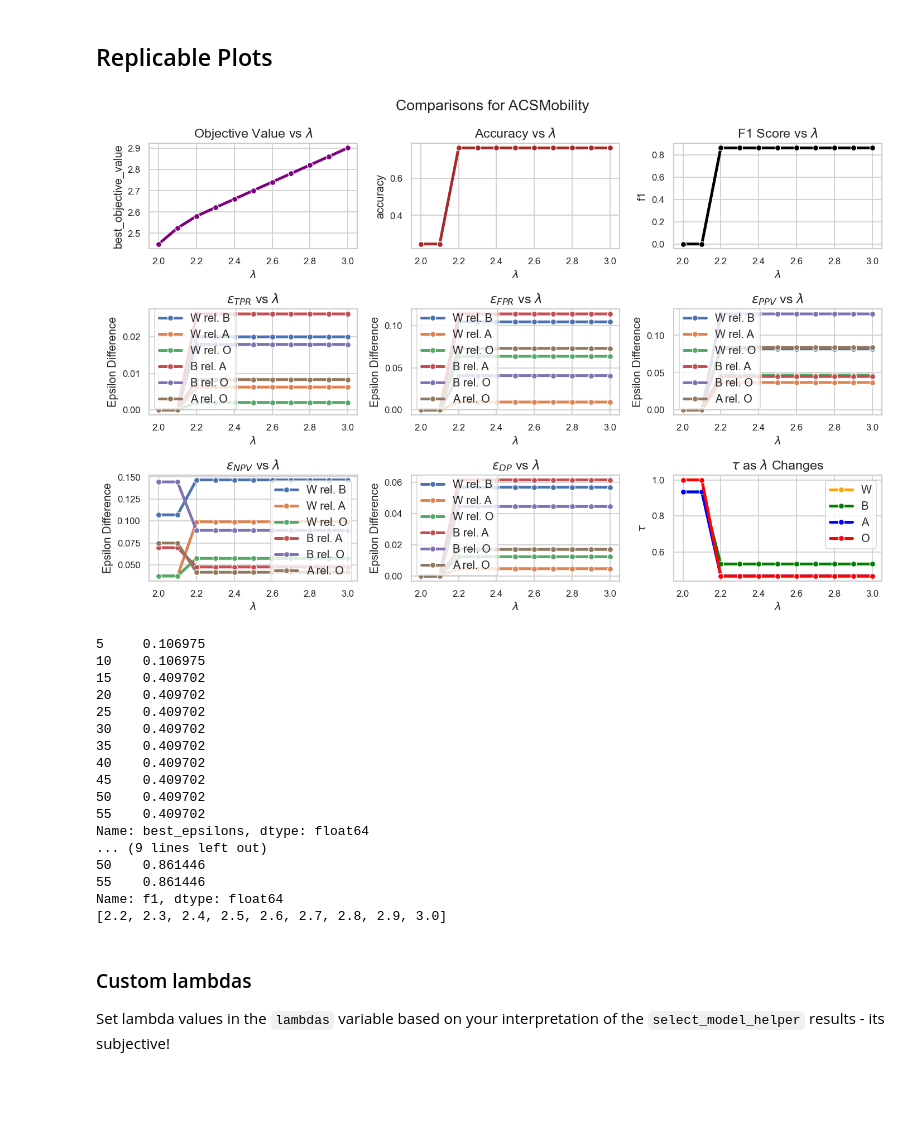
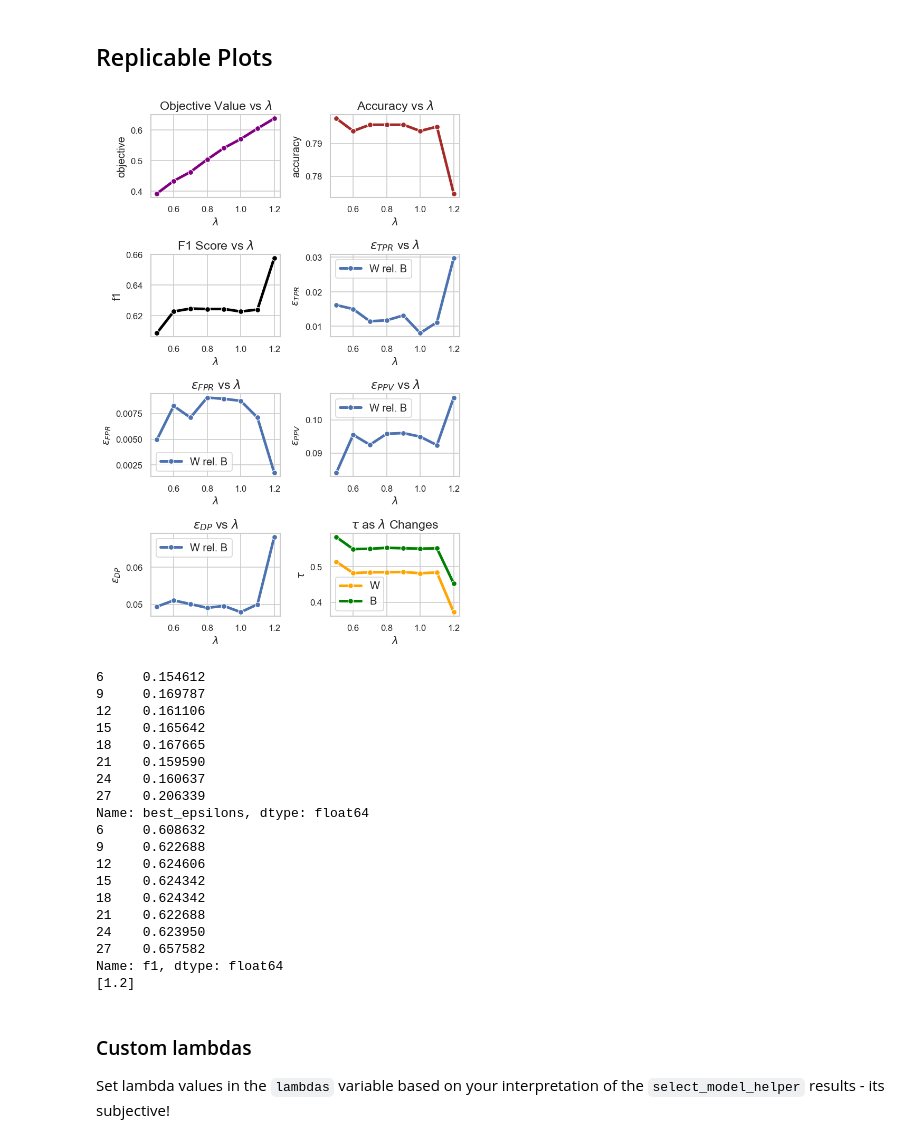
Before and after one commit to lurosenb/approx_threshold_opt, a Jupyter notebook: plotting_and_table_code.ipynb, the cells around one changed output. Drawn from its saved outputs; the diff is of its cells as text; code cells hidden in the pictures; blank space fills up the shorter version.

Commit message:
updated plotting

```diff
--- a/plotting_and_table_code.ipynb
+++ b/plotting_and_table_code.ipynb
@@ -7,7 +7,7 @@ import pandas as pd
 import matplotlib.pyplot as plt
 import seaborn as sns
 
-file = 'ACSMobility_2_through_3.pkl'
+file = 'ACSPoverty_mfopt.pkl'
 df = pd.read_pickle(file)
 scenario = file.split('_')[0]
 separate_plots = False
@@ -150,7 +150,7 @@ if separate_plots:
     best_objective_value_as_lambda_changes(df, scenario)
     combined_metrics_and_thresholds_plot(df, scenario)
 # %%
-FIGSIZE_THREE_COLUMN = (12, 8)
+FIGSIZE_THREE_COLUMN = (6, 9)
 DPI = 120
 TITLE_FONTSIZE = 14
 LABEL_FONTSIZE = 12
@@ -169,7 +169,7 @@ def combined_metrics_plot(df, scenario):
     colors_overall = ['purple', 'brown', 'black']
     titles_overall = ['Objective Value', 'Accuracy', 'F1 Score']
 
-    metrics_epsilon = ['$\\epsilon_{TPR}$', '$\\epsilon_{FPR}$', '$\\epsilon_{PPV}$', '$\\epsilon_{NPV}$', '$\\epsilon_{DP}$']
+    metrics_epsilon = ['$\\epsilon_{TPR}$', '$\\epsilon_{FPR}$', '$\\epsilon_{PPV}$', '$\\epsilon_{DP}$'] # '$\\epsilon_{NPV}$',
 
     fair_overall_df = df[(df['method'] == 'fair') & (df['dataset_subset'] == 'overall')]
     fair_overall_df = fair_overall_df.sort_values('lambda')
@@ -192,52 +192,56 @@ def combined_metrics_plot(df, scenario):
     plt.figure(figsize=FIGSIZE_THREE_COLUMN, dpi=DPI)
 
     for i in range(3):
-        plt.subplot(3, 3, i+1)
+        plt.subplot(4, 2, i+1)
         sns.lineplot(x=fair_overall_df['lambda'], y=fair_overall_df[metrics_overall[i]], marker=MARKER_1, color=colors_overall[i], linewidth=LINE_WIDTH)
         plt.title(titles_overall[i] + ' vs $\\lambda$', fontsize=TITLE_FONTSIZE)
         plt.xlabel('$\\lambda$', fontsize=LABEL_FONTSIZE)
-        plt.ylabel(metrics_overall[i], fontsize=LABEL_FONTSIZE)
+        # rename y label for best objective value
+        if i == 0:
+            plt.ylabel('objective', fontsize=LABEL_FONTSIZE)
+        else:
+            plt.ylabel(metrics_overall[i], fontsize=LABEL_FONTSIZE)
         plt.xticks(fontsize=TICKS_FONTSIZE)
         plt.yticks(fontsize=TICKS_FONTSIZE)
 
     for i, metric in enumerate(metrics_epsilon, 1):
-        plt.subplot(3, 3, i+3)
+        plt.subplot(4, 2, i+3)
         for pair in pair_combinations:
             pair_key = str(pair[0]) + '_' + str(pair[1])
             column = metric + '_' + pair_key
             sns.lineplot(x=fair_overall_df['lambda'], y=fair_overall_df[column], label=f'{race_agg_names[pair[0]]} rel. {race_agg_names[pair[1]]}', marker=MARKER_1, linewidth=LINE_WIDTH)
 
         plt.title(f'{metric} vs $\\lambda$', fontsize=TITLE_FONTSIZE)
         plt.xlabel('$\\lambda$', fontsize=LABEL_FONTSIZE)
-        plt.ylabel('Epsilon Difference', fontsize=LABEL_FONTSIZE)
+        plt.ylabel(f'{metric}', fontsize=LABEL_FONTSIZE)
         plt.xticks(fontsize=TICKS_FONTSIZE)
         plt.yticks(fontsize=TICKS_FONTSIZE)
         plt.legend(fontsize=LABEL_FONTSIZE)
 
 
-    plt.subplot(3, 3, 9)
+    plt.subplot(4, 2, 8)
     colors = ['orange', 'green', 'blue', 'red']
     for i, group in enumerate(unique_groups):
         sns.lineplot(x=fair_overall_df['lambda'], color=colors[i], y=fair_overall_df['thresholds_group_' + str(group)], marker=MARKER_1, linewidth=LINE_WIDTH, label=race_agg_names[group])
     # sns.lineplot(x=fair_overall_df['lambda'], color='orange', y=fair_overall_df['thresholds_group_1'], marker=MARKER_1, linewidth=LINE_WIDTH, label='White')
     # sns.lineplot(x=fair_overall_df['lambda'], color='green', y=fair_overall_df['thresholds_group_2'], marker=MARKER_1, linewidth=LINE_WIDTH, label='Black')
     plt.xlabel('$\\lambda$', fontsize=LABEL_FONTSIZE)
     plt.ylabel('$\\tau$', fontsize=LABEL_FONTSIZE)
     plt.title(f'$\\tau$ as $\\lambda$ Changes', fontsize=TITLE_FONTSIZE)
     plt.xticks(fontsize=TICKS_FONTSIZE)
     plt.yticks(fontsize=TICKS_FONTSIZE)
     plt.legend(fontsize=LABEL_FONTSIZE)
     plt.grid(True)
 
-    plt.suptitle(f'Comparisons for {scenario}', fontsize=SUPER_TITLE_FONTSIZE)
+    # plt.suptitle(f'Comparisons for {scenario}', fontsize=SUPER_TITLE_FONTSIZE)
 
     plt.tight_layout()
-    # plt.savefig('figs/' + scenario + '_full_fig.pdf', bbox_inches='tight', dpi=120, format='pdf')
+    plt.savefig(scenario + '_column_all.pdf', bbox_inches='tight', dpi=120, format='pdf')
     # plt.show()
 
 combined_metrics_plot(df, scenario)
 # %% [output]
-[figure, old version]
+[figure, new version]
 # %%
 def select_model_helper(df):
     fair_overall_df = df[(df['dataset_subset'] == 'overall') & (df['method'] == 'fair')]
@@ -253,23 +257,25 @@ def select_model_helper(df):
 
 lambdas = select_model_helper(df)
 # %% [output]
-5     0.106975
-10    0.106975
-15    0.409702
-20    0.409702
-25    0.409702
-30    0.409702
-35    0.409702
-40    0.409702
-45    0.409702
-50    0.409702
-55    0.409702
+6     0.154612
+9     0.169787
+12    0.161106
+15    0.165642
+18    0.167665
+21    0.159590
+24    0.160637
+27    0.206339
 Name: best_epsilons, dtype: float64
-... (9 lines left out)
-50    0.861446
-55    0.861446
+6     0.608632
+9     0.622688
+12    0.624606
+15    0.624342
+18    0.624342
+21    0.622688
+24    0.623950
+27    0.657582
 Name: f1, dtype: float64
-[2.2, 2.3, 2.4, 2.5, 2.6, 2.7, 2.8, 2.9, 3.0]
+[1.2]
 # %% [markdown]
 ### Custom lambdas
 Set lambda values in the `lambdas` variable based on your interpretation of the `select_model_helper` results - its subjective!
```
Also changed, not shown: parts of 4 cells of this notebook, 2 other files.
